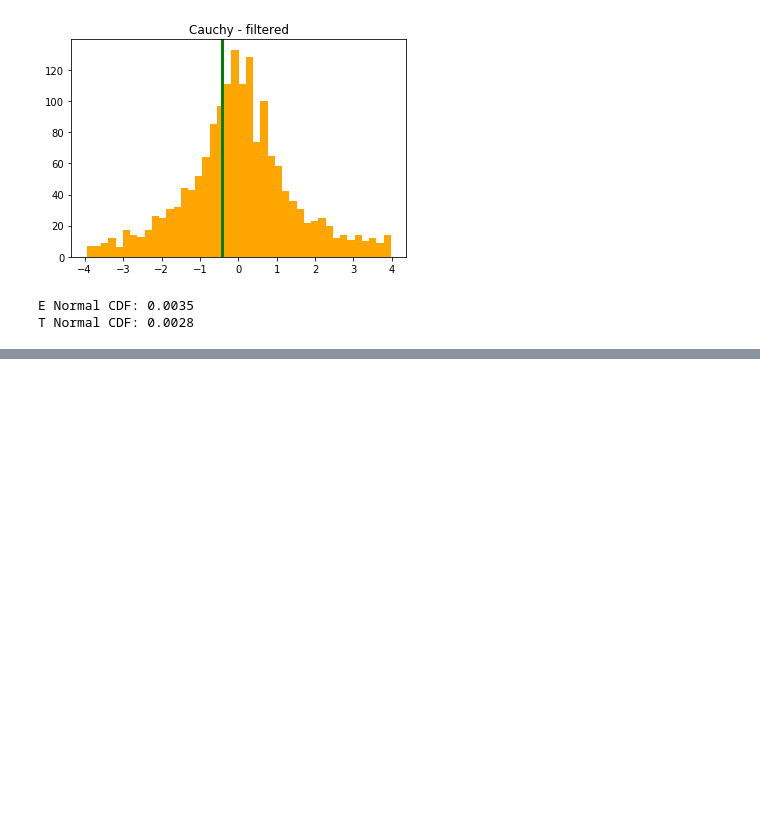
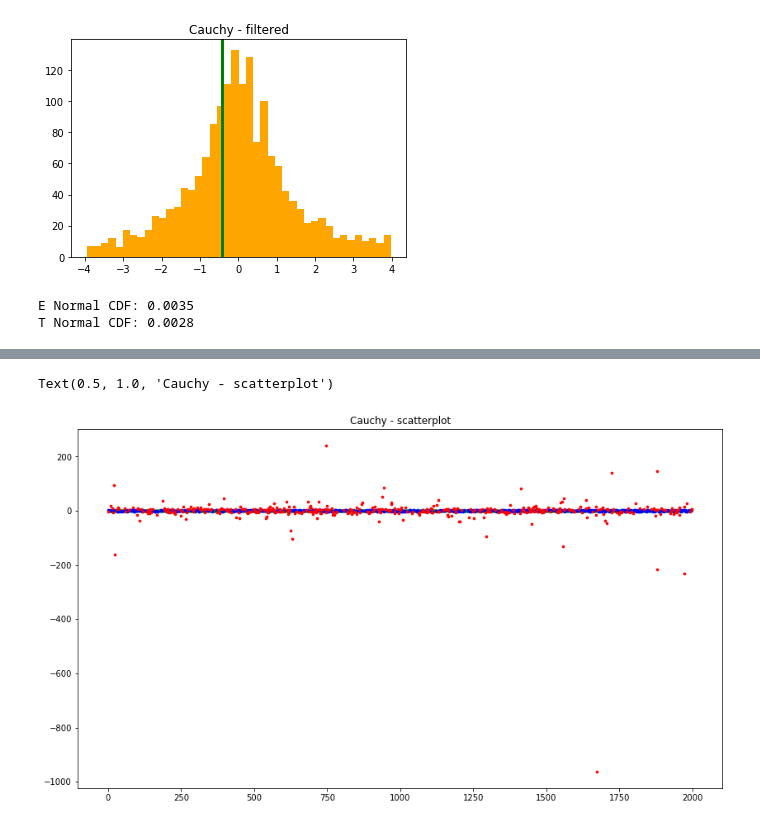
Before and after one commit to MilkyCousin/ML-university-tasks, a Jupyter notebook: lab0/horbunov_lab_0.ipynb, the cells around one changed output, grey strips where cells are left out. Drawn from its saved outputs; the diff is of its cells as text; code cells hidden in the pictures; blank space fills up the shorter version.

```diff
--- a/lab0/horbunov_lab_0.ipynb
+++ b/lab0/horbunov_lab_0.ipynb
@@ -125,0 +145,9 @@ T Normal CDF: 0.0028
+# %%
+plt.figure(figsize=plot_size)
+plt.scatter(S[M4].Z.index, S[M4].Z, color='green', s=dot_size)
+plt.scatter(S[M3].Z.index, S[M3].Z, color='blue', s=dot_size)
+plt.scatter(S[M2].Z.index, S[M2].Z, color='red', s=dot_size)
+plt.title('Cauchy - scatterplot')
+# %% [output]
+Text(0.5, 1.0, 'Cauchy - scatterplot')
+[figure, added]
```
Also changed, not shown: parts of 5 cells of this notebook.
